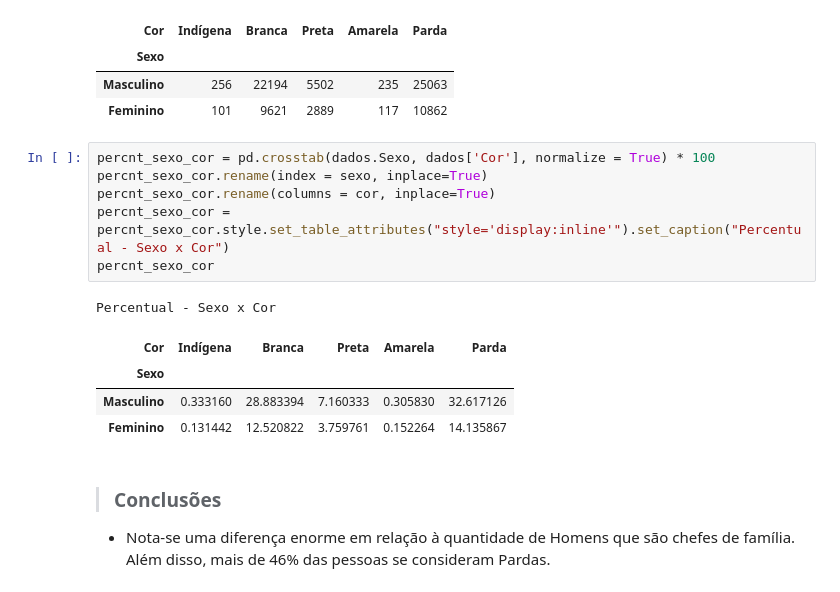
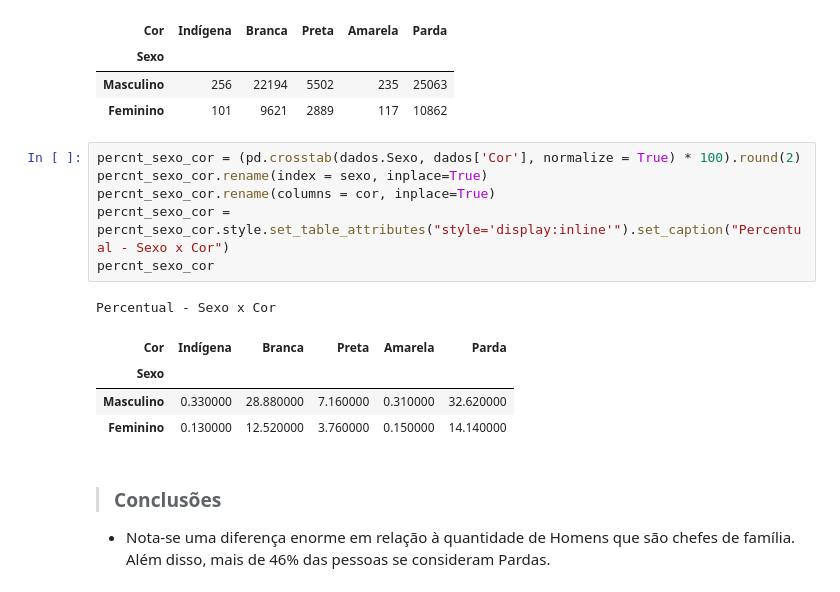
Before and after one commit to jordanfalcao/data-analytics, a Jupyter notebook: Estatísticas com Python/Análise_Descritiva.ipynb, the cells around one changed output. Drawn from its saved outputs; the diff is of its cells as text.

```diff
--- a/Estatísticas com Python/Análise_Descritiva.ipynb
+++ b/Estatísticas com Python/Análise_Descritiva.ipynb
@@ -354,17 +354,17 @@ Frequência - Sexo x Cor
 | Masculino | 256 | 22194 | 5502 | 235 | 25063 |
 | Feminino | 101 | 9621 | 2889 | 117 | 10862 |
 # %%
-percnt_sexo_cor = pd.crosstab(dados.Sexo, dados['Cor'], normalize = True) * 100
+percnt_sexo_cor = (pd.crosstab(dados.Sexo, dados['Cor'], normalize = True) * 100).round(2)
 percnt_sexo_cor.rename(index = sexo, inplace=True)
 percnt_sexo_cor.rename(columns = cor, inplace=True)
 percnt_sexo_cor = percnt_sexo_cor.style.set_table_attributes("style='display:inline'").set_caption("Percentual - Sexo x Cor")
 percnt_sexo_cor
 # %% [output]
 Percentual - Sexo x Cor
 | Cor | Indígena | Branca | Preta | Amarela | Parda |
 | Sexo |  |  |  |  |  |
-| Masculino | 0.333160 | 28.883394 | 7.160333 | 0.305830 | 32.617126 |
-| Feminino | 0.131442 | 12.520822 | 3.759761 | 0.152264 | 14.135867 |
+| Masculino | 0.330000 | 28.880000 | 7.160000 | 0.310000 | 32.620000 |
+| Feminino | 0.130000 | 12.520000 | 3.760000 | 0.150000 | 14.140000 |
 # %% [markdown]
 > ### Conclusões
 
```
Also changed, not shown: parts of 23 cells of this notebook, 1 other file.
